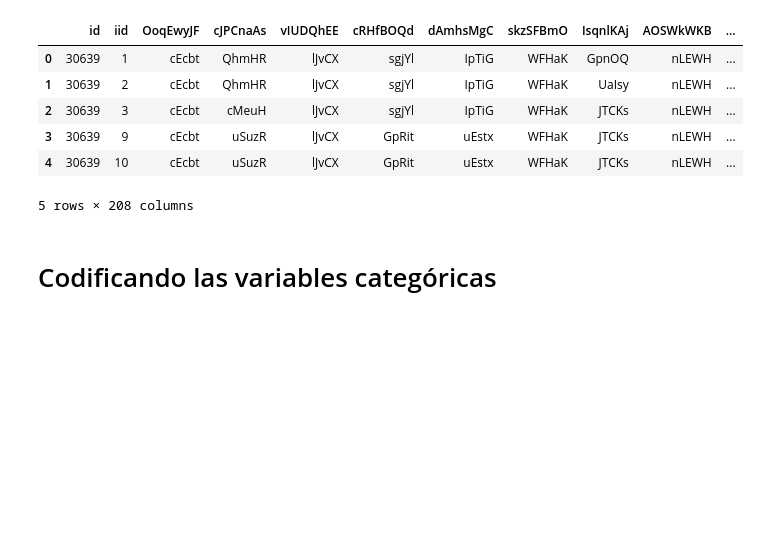
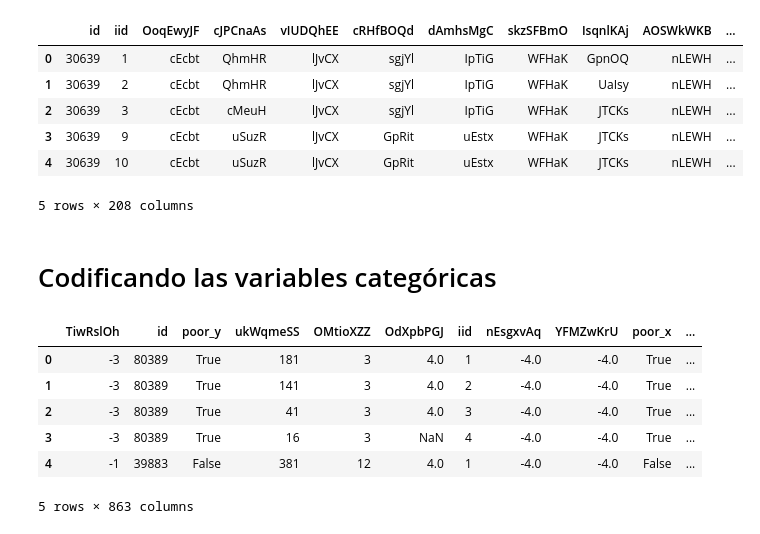
Before and after one commit to dcasasor/WorldBankPoverty, a Jupyter notebook: notebooks/3_Data_Preparation.ipynb, the cells around one changed output. Drawn from its saved outputs; the diff is of its cells as text; code cells hidden in the pictures; blank space fills up the shorter version.

Commit message:
Data Preparation added

```diff
--- a/notebooks/3_Data_Preparation.ipynb
+++ b/notebooks/3_Data_Preparation.ipynb
@@ -58,7 +58,8 @@ def binarize_df(df_in):
         if df_in[i].dtype == 'object':
             cols.append(i)
 
-    df = pd.DataFrame()
+    df = df_in[list(set(df_in.columns.tolist())-set(cols))]
+
     for i in cols:
         lb = LabelBinarizer()
         column_binarized = pd.DataFrame(lb.fit_transform(df_in[i]))
@@ -74,12 +75,17 @@ def binarize_df(df_in):
                 df,
                 column_binarized,
             ], axis=1)
-        # Faltan agregar las variables no categóricas al dataset
+
     return df
 # %%
 train_A_binarized = binarize_df(train_A)
 train_A_binarized.to_csv('../data/interim/train_A_binarized.csv')
-train_B_binarized = binarize_df(train_B)
-train_B_binarized.to_csv('../data/interim/train_B_binarized.csv')
-train_C_binarized = binarize_df(train_C)
-train_C_binarized.to_csv('../data/interim/train_C_binarized.csv')
+train_A_binarized.head()
+# %% [output]
+|  | TiwRslOh | id | poor_y | ukWqmeSS | OMtioXZZ | OdXpbPGJ | iid | nEsgxvAq | YFMZwKrU | poor_x | ... |
+| 0 | -3 | 80389 | True | 181 | 3 | 4.0 | 1 | -4.0 | -4.0 | True | ... |
+| 1 | -3 | 80389 | True | 141 | 3 | 4.0 | 2 | -4.0 | -4.0 | True | ... |
+| 2 | -3 | 80389 | True | 41 | 3 | 4.0 | 3 | -4.0 | -4.0 | True | ... |
+| 3 | -3 | 80389 | True | 16 | 3 | NaN | 4 | -4.0 | -4.0 | True | ... |
+| 4 | -1 | 39883 | False | 381 | 12 | 4.0 | 1 | -4.0 | -4.0 | False | ... |
+5 rows × 863 columns
```
Also changed, not shown: parts of 3 cells of this notebook.
